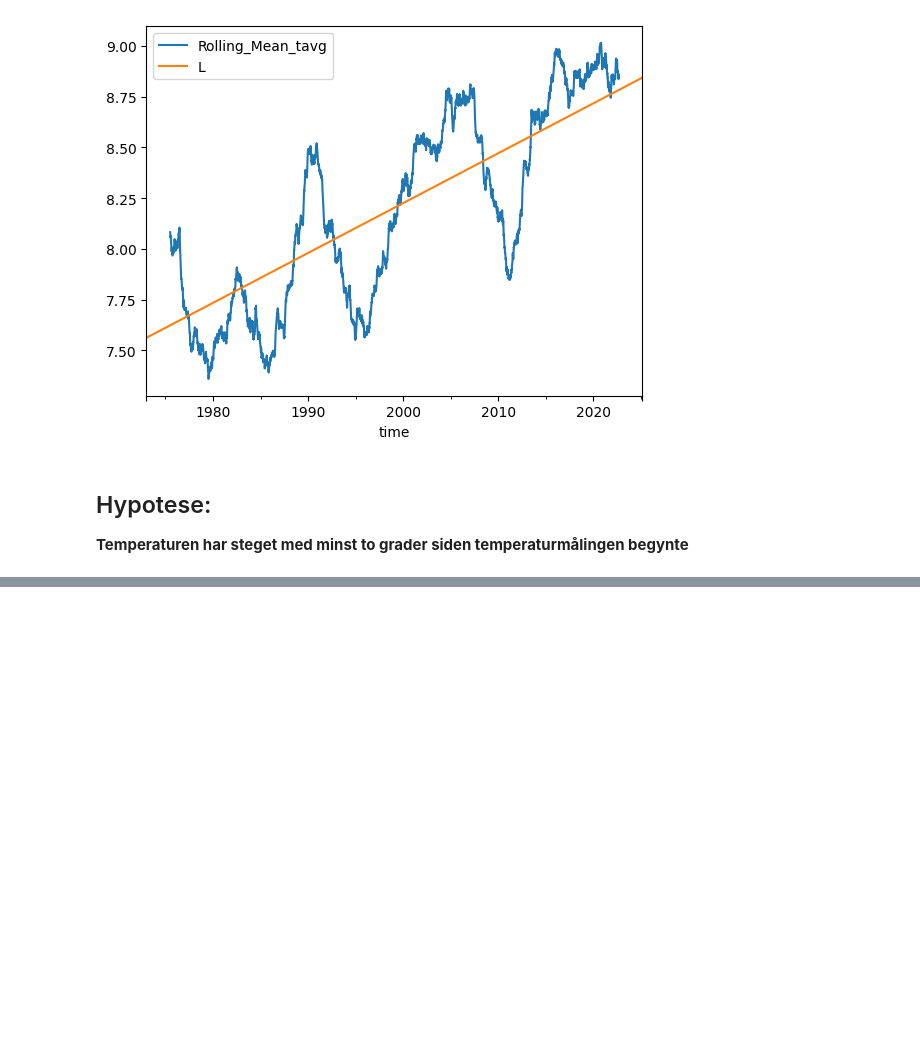
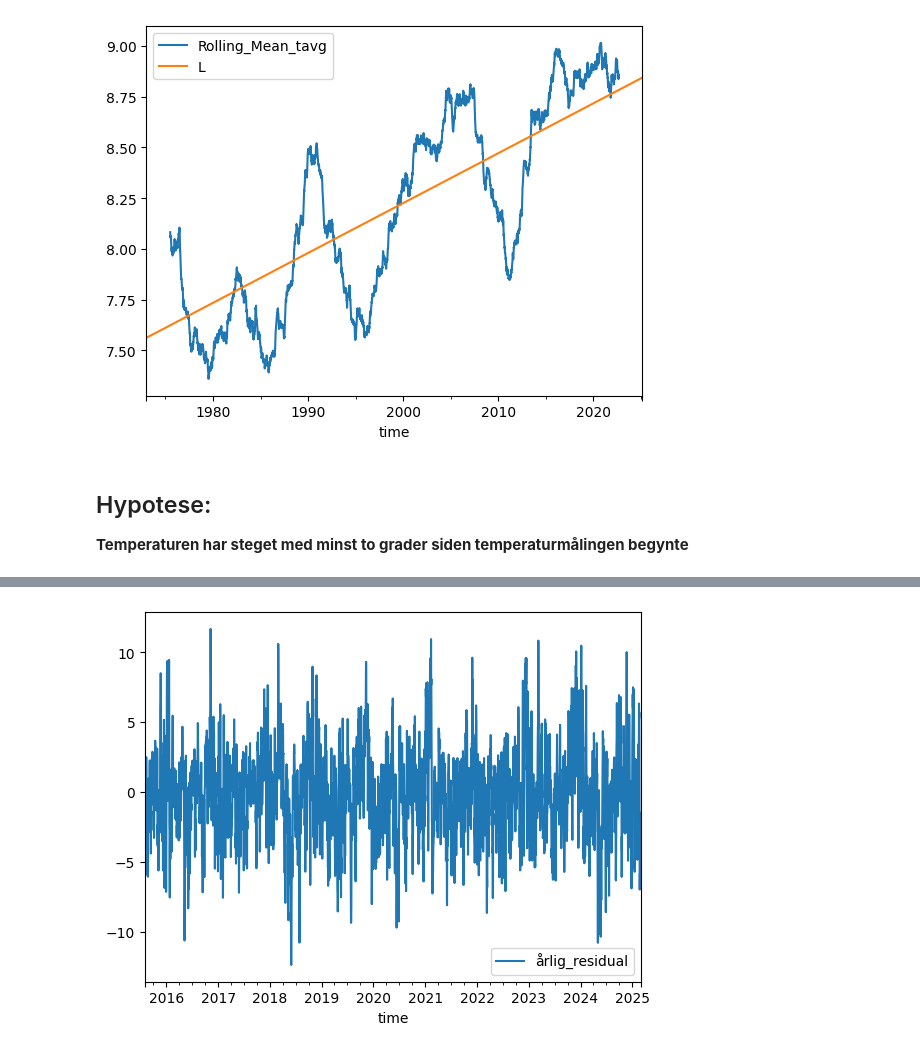
Before and after one commit to mbr085/V25MAT102, a Jupyter notebook: notebooks/uke10/lineærRegresjon.ipynb, the cells around one changed output, grey strips where cells are left out. Saved outputs shown, nothing was run; the diff lists cells and outputs as text; code cells hidden in the pictures; blank space fills up the shorter version.

```diff
--- a/notebooks/uke10/lineærRegresjon.ipynb
+++ b/notebooks/uke10/lineærRegresjon.ipynb
@@ -312,0 +378,6 @@ data.plot(y=['Rolling_Mean_tavg', 'L'])
+# %%
+data['årlig_residual'] = data['årlig_forutsigelse'] - data['tavg_ffill']
+# %%
+data.loc[end - timedelta(weeks=500): end].plot(y=['årlig_residual'], style='-');
+# %% [output]
+[figure, added]
```
Also changed, not shown: parts of 15 cells of this notebook.
